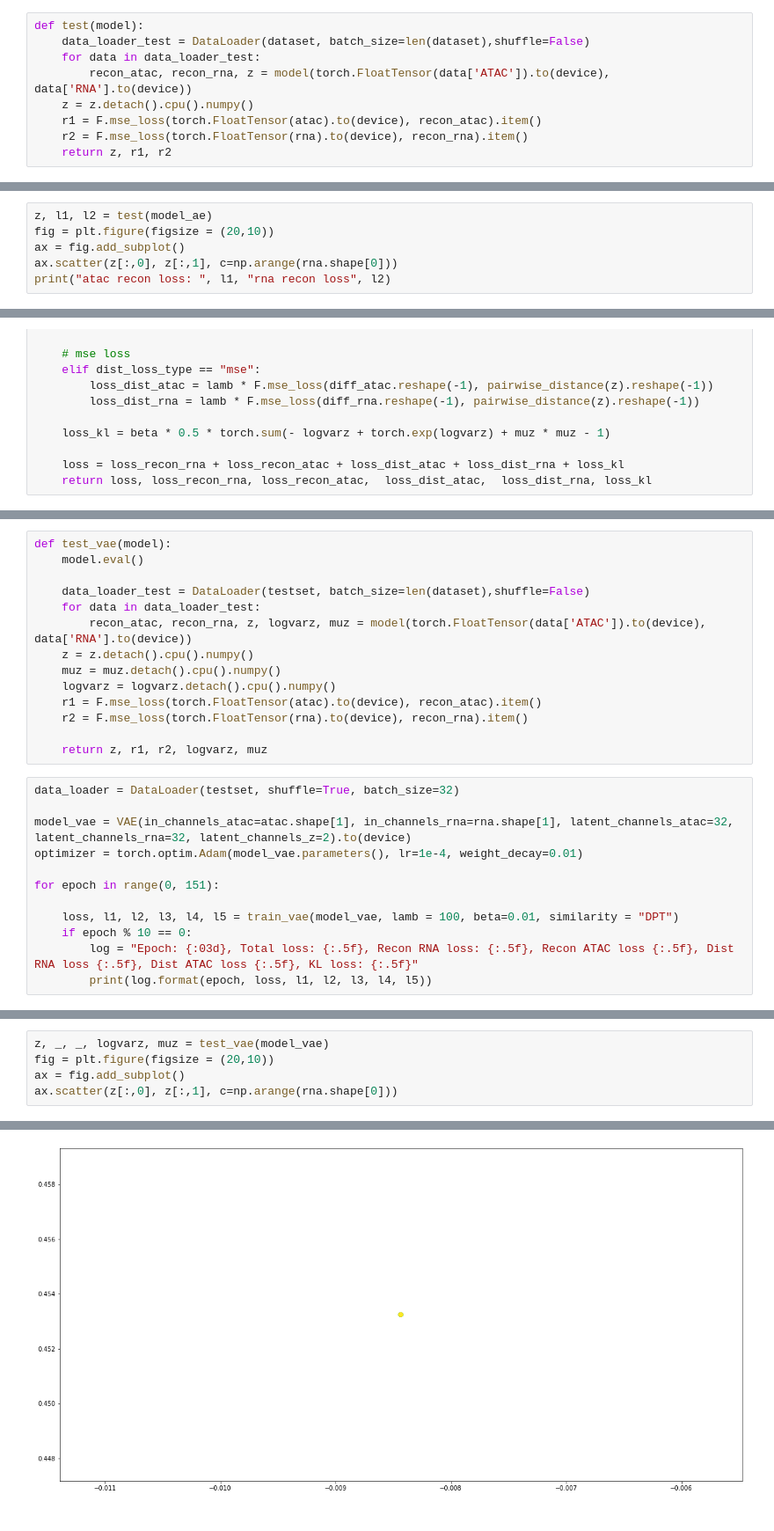
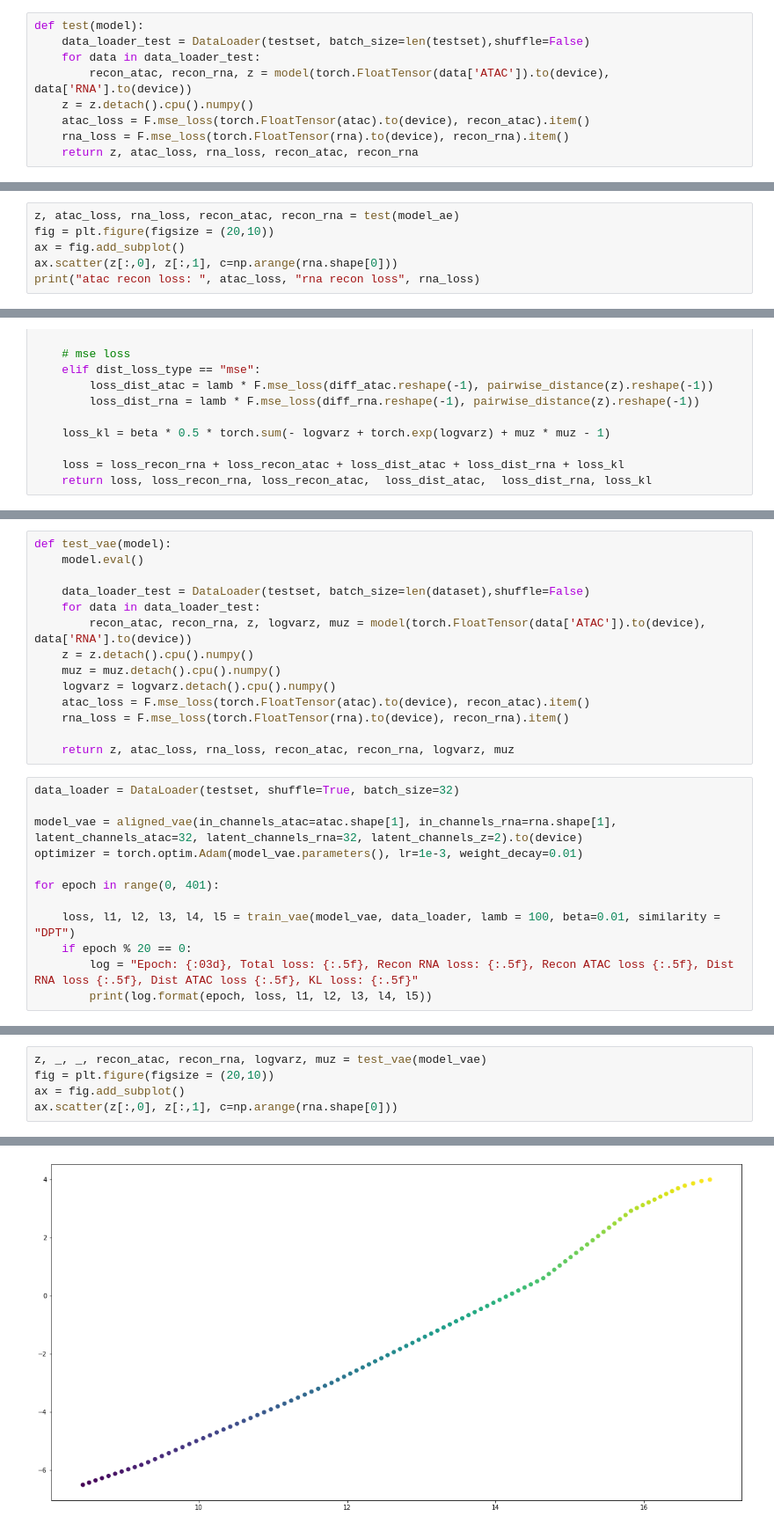
Before and after one commit to cyang389/JointTI, a Jupyter notebook: integration.ipynb, the cells around one changed output, grey strips where cells are left out. Shown: that part at 88% size. Drawn from its saved outputs; the diff is of its cells as text.

Commit message:
verify on test data

```diff
--- a/integration.ipynb
+++ b/integration.ipynb
@@ -148,12 +154,12 @@ def train_ae(model, lamb = 10, lamb_var = 0.1, similarity = "DPT"):
 # %%
 def test(model):
-    data_loader_test = DataLoader(dataset, batch_size=len(dataset),shuffle=False)
+    data_loader_test = DataLoader(testset, batch_size=len(testset),shuffle=False)
     for data in data_loader_test:
         recon_atac, recon_rna, z = model(torch.FloatTensor(data['ATAC']).to(device), data['RNA'].to(device))
     z = z.detach().cpu().numpy()
-    r1 = F.mse_loss(torch.FloatTensor(atac).to(device), recon_atac).item()
-    r2 = F.mse_loss(torch.FloatTensor(rna).to(device), recon_rna).item()
-    return z, r1, r2
+    atac_loss = F.mse_loss(torch.FloatTensor(atac).to(device), recon_atac).item()
+    rna_loss = F.mse_loss(torch.FloatTensor(rna).to(device), recon_rna).item()
+    return z, atac_loss, rna_loss, recon_atac, recon_rna
 # %% [markdown]
 ## AutoEncoder
 Diffusion map as similarity matrix
@@ -172,6 +196,6 @@ for epoch in range(0, 61):
 # %%
-z, l1, l2 = test(model_ae)
+z, atac_loss, rna_loss, recon_atac, recon_rna = test(model_ae)
 fig = plt.figure(figsize = (20,10))
 ax = fig.add_subplot()
 ax.scatter(z[:,0], z[:,1], c=np.arange(rna.shape[0]))
-print("atac recon loss: ", l1, "rna recon loss", l2)
+print("atac recon loss: ", atac_loss, "rna recon loss", rna_loss)
@@ -278,20 +313,20 @@ def test_vae(model):
     z = z.detach().cpu().numpy()
     muz = muz.detach().cpu().numpy()
     logvarz = logvarz.detach().cpu().numpy()
-    r1 = F.mse_loss(torch.FloatTensor(atac).to(device), recon_atac).item()
-    r2 = F.mse_loss(torch.FloatTensor(rna).to(device), recon_rna).item()
+    atac_loss = F.mse_loss(torch.FloatTensor(atac).to(device), recon_atac).item()
+    rna_loss = F.mse_loss(torch.FloatTensor(rna).to(device), recon_rna).item()
 
-    return z, r1, r2, logvarz, muz
+    return z, atac_loss, rna_loss, recon_atac, recon_rna, logvarz, muz
 # %%
 data_loader = DataLoader(testset, shuffle=True, batch_size=32)
 
-model_vae = VAE(in_channels_atac=atac.shape[1], in_channels_rna=rna.shape[1], latent_channels_atac=32, latent_channels_rna=32, latent_channels_z=2).to(device)
-optimizer = torch.optim.Adam(model_vae.parameters(), lr=1e-4, weight_decay=0.01)
+model_vae = aligned_vae(in_channels_atac=atac.shape[1], in_channels_rna=rna.shape[1], latent_channels_atac=32, latent_channels_rna=32, latent_channels_z=2).to(device)
+optimizer = torch.optim.Adam(model_vae.parameters(), lr=1e-3, weight_decay=0.01)
 
-for epoch in range(0, 151):
+for epoch in range(0, 401):
 
-    loss, l1, l2, l3, l4, l5 = train_vae(model_vae, lamb = 100, beta=0.01, similarity = "DPT")
-    if epoch % 10 == 0:
+    loss, l1, l2, l3, l4, l5 = train_vae(model_vae, data_loader, lamb = 100, beta=0.01, similarity = "DPT")
+    if epoch % 20 == 0:
         log = "Epoch: {:03d}, Total loss: {:.5f}, Recon RNA loss: {:.5f}, Recon ATAC loss {:.5f}, Dist RNA loss {:.5f}, Dist ATAC loss {:.5f}, KL loss: {:.5f}"
         print(log.format(epoch, loss, l1, l2, l3, l4, l5))
 # %% [output]
@@ -314,8 +350,8 @@ Epoch: 150, Total loss: -1.68646, Recon RNA loss: 0.00490, Recon ATAC loss 0.017
 # %%
-z, _, _, logvarz, muz = test_vae(model_vae)
+z, _, _, recon_atac, recon_rna, logvarz, muz = test_vae(model_vae)
 fig = plt.figure(figsize = (20,10))
 ax = fig.add_subplot()
 ax.scatter(z[:,0], z[:,1], c=np.arange(rna.shape[0]))
 # %% [output]
 <matplotlib.collections.PathCollection at 0x...>
-[figure, old version]
+[figure, new version]
```
Also changed, not shown: parts of 17 cells of this notebook, 2 other files.
